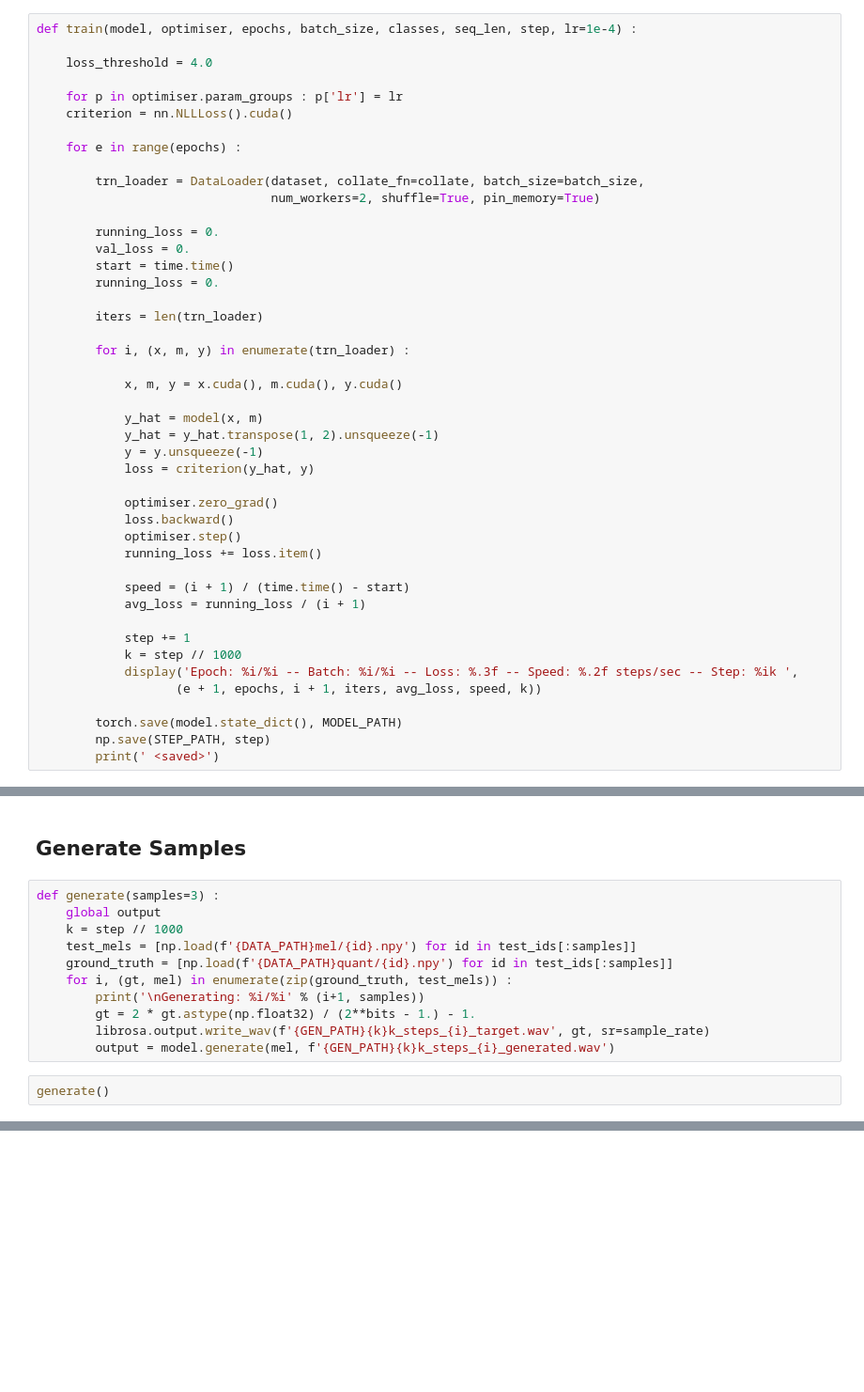
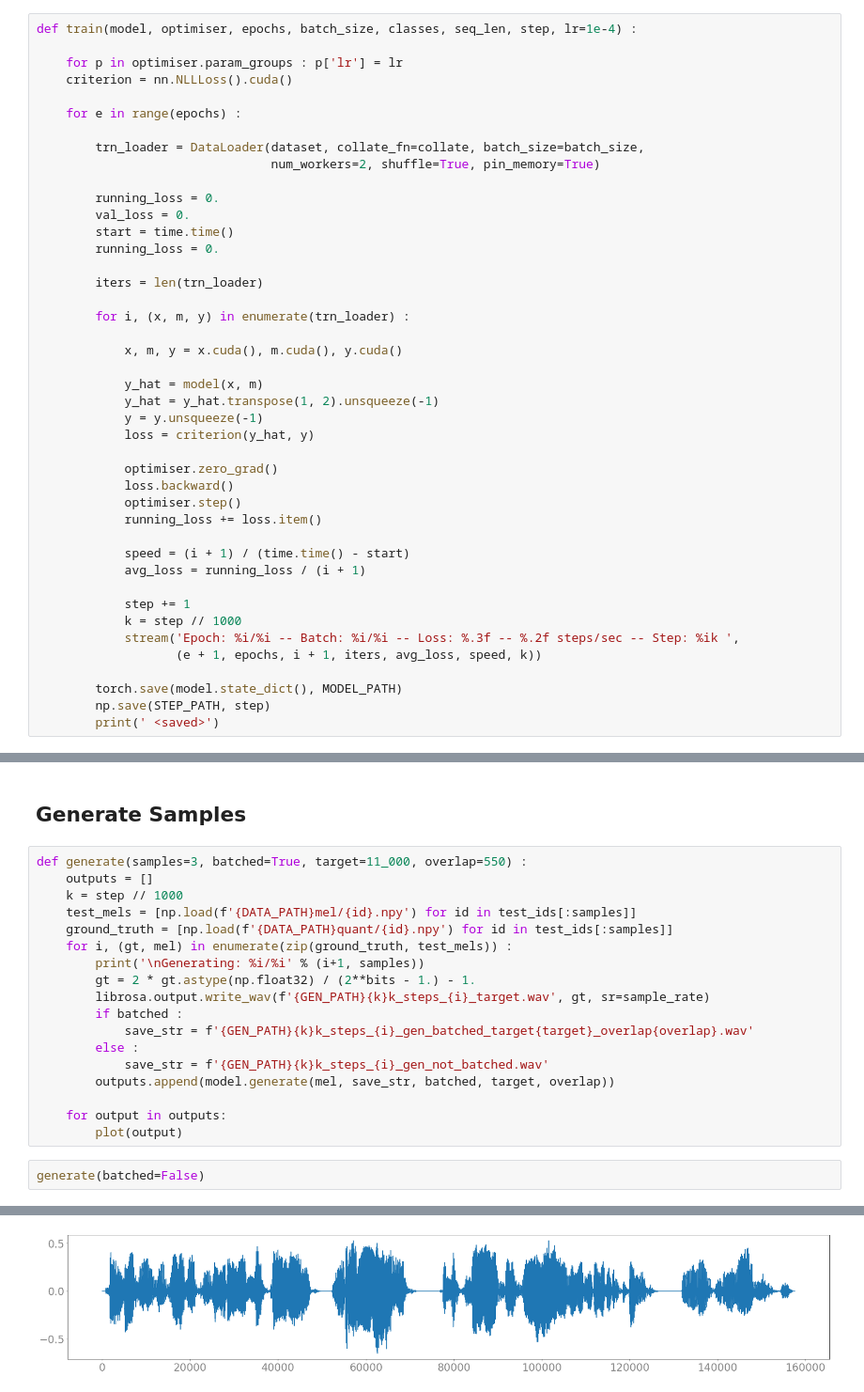
Before and after one commit to geneing/ForwardTacotron, a Jupyter notebook: NB4b - Alternative Model (Training).ipynb, the cells around one changed output, grey strips where cells are left out. Shown: that part at 94% size. Cells and saved outputs as stored; diff of their text form; blank space fills up the shorter version.

Commit message:
Added Batched Inference

```diff
--- a/NB4b - Alternative Model (Training).ipynb
+++ b/NB4b - Alternative Model (Training).ipynb
@@ -344,8 +496,6 @@ step
 array(0)
 # %%
 def train(model, optimiser, epochs, batch_size, classes, seq_len, step, lr=1e-4) :
-
-    loss_threshold = 4.0
 
     for p in optimiser.param_groups : p['lr'] = lr
     criterion = nn.NLLLoss().cuda()
@@ -381,7 +531,7 @@ def train(model, optimiser, epochs, batch_size, classes, seq_len, step, lr=1e-4)
 
             step += 1
             k = step // 1000
-            display('Epoch: %i/%i -- Batch: %i/%i -- Loss: %.3f -- Speed: %.2f steps/sec -- Step: %ik ',
+            stream('Epoch: %i/%i -- Batch: %i/%i -- Loss: %.3f -- %.2f steps/sec -- Step: %ik ',
                    (e + 1, epochs, i + 1, iters, avg_loss, speed, k))
 
         torch.save(model.state_dict(), MODEL_PATH)
@@ -395,8 +547,8 @@ train(model, optimiser, epochs=1000, batch_size=16, classes=2**bits,
 # %% [markdown]
 ## Generate Samples
 # %%
-def generate(samples=3) :
-    global output
+def generate(samples=3, batched=True, target=11_000, overlap=550) :
+    outputs = []
     k = step // 1000
     test_mels = [np.load(f'{DATA_PATH}mel/{id}.npy') for id in test_ids[:samples]]
     ground_truth = [np.load(f'{DATA_PATH}quant/{id}.npy') for id in test_ids[:samples]]
@@ -404,8 +556,15 @@ def generate(samples=3) :
         print('\nGenerating: %i/%i' % (i+1, samples))
         gt = 2 * gt.astype(np.float32) / (2**bits - 1.) - 1.
         librosa.output.write_wav(f'{GEN_PATH}{k}k_steps_{i}_target.wav', gt, sr=sample_rate)
-        output = model.generate(mel, f'{GEN_PATH}{k}k_steps_{i}_generated.wav')
+        if batched :
+            save_str = f'{GEN_PATH}{k}k_steps_{i}_gen_batched_target{target}_overlap{overlap}.wav'
+        else :
+            save_str = f'{GEN_PATH}{k}k_steps_{i}_gen_not_batched.wav'
+        outputs.append(model.generate(mel, save_str, batched, target, overlap))
+
+    for output in outputs:
+        plot(output)
 # %%
-generate()
+generate(batched=False)
 # %% [output]
 Generating: 1/3
@@ -416,0 +576 @@ Generating: 3/3
+[figure, added]
```
Also changed, not shown: parts of 16 cells of this notebook.
